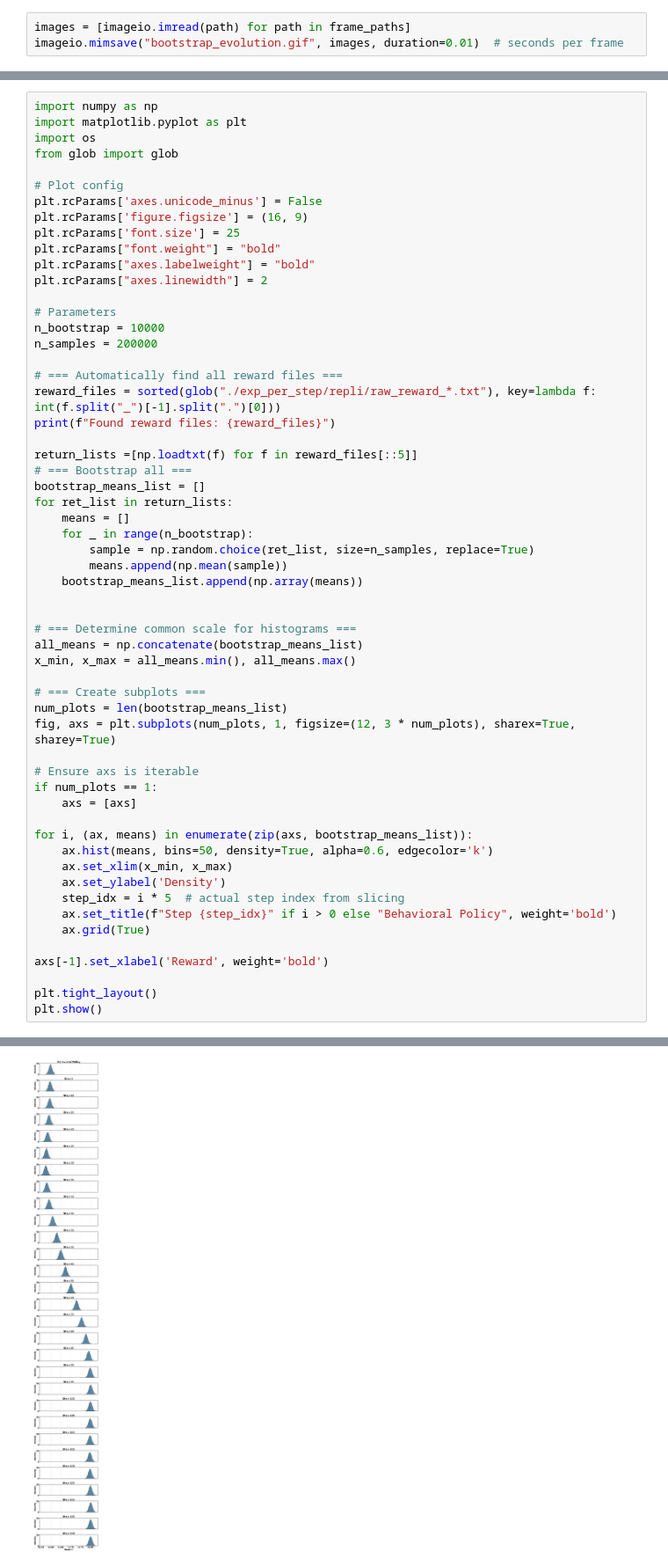
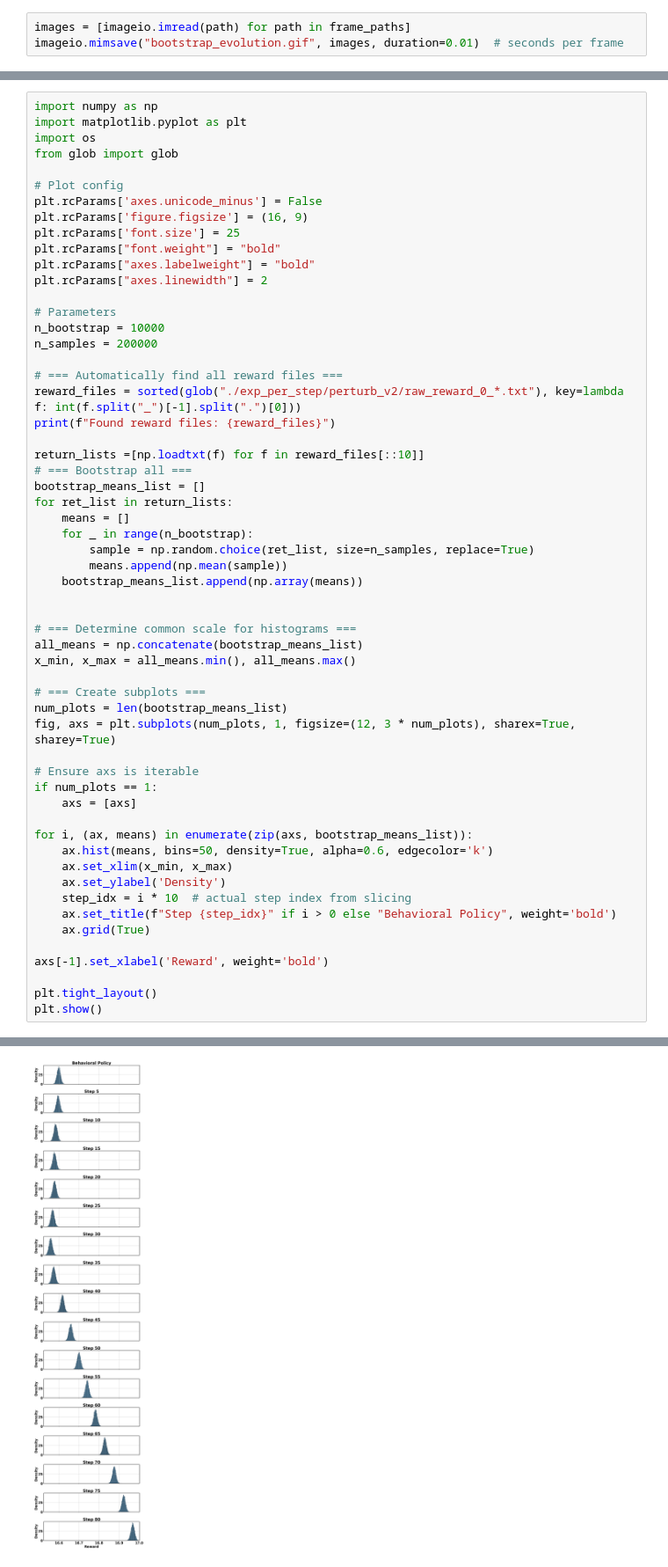
Before and after one commit to kevinkang1125/Hi_CoLA_Bus, a Jupyter notebook: result_evaluation.ipynb, the cells around one changed output, grey strips where cells are left out. Shown at 88% size. Cells and saved outputs as stored; diff of their text form.

```diff
--- a/result_evaluation.ipynb
+++ b/result_evaluation.ipynb
@@ -395,10 +395,10 @@ n_bootstrap = 10000
 n_samples = 200000
 
 # === Automatically find all reward files ===
-reward_files = sorted(glob("./exp_per_step/repli/raw_reward_*.txt"), key=lambda f: int(f.split("_")[-1].split(".")[0]))
+reward_files = sorted(glob("./exp_per_step/perturb_v2/raw_reward_0_*.txt"), key=lambda f: int(f.split("_")[-1].split(".")[0]))
 print(f"Found reward files: {reward_files}")
 
-return_lists =[np.loadtxt(f) for f in reward_files[::5]]
+return_lists =[np.loadtxt(f) for f in reward_files[::10]]
 # === Bootstrap all ===
 bootstrap_means_list = []
 for ret_list in return_lists:
@@ -425,7 +425,7 @@ for i, (ax, means) in enumerate(zip(axs, bootstrap_means_list)):
     ax.hist(means, bins=50, density=True, alpha=0.6, edgecolor='k')
     ax.set_xlim(x_min, x_max)
     ax.set_ylabel('Density')
-    step_idx = i * 5  # actual step index from slicing
+    step_idx = i * 10  # actual step index from slicing
     ax.set_title(f"Step {step_idx}" if i > 0 else "Behavioral Policy", weight='bold')
     ax.grid(True)
 
@@ -438 +438 @@ Found reward files: ['./exp_per_step/repli/raw_reward_0.txt', './exp_per_step/re
-[figure, old version]
+[figure, new version]
```
Also changed, not shown: parts of 2 cells of this notebook, 1 other file.
